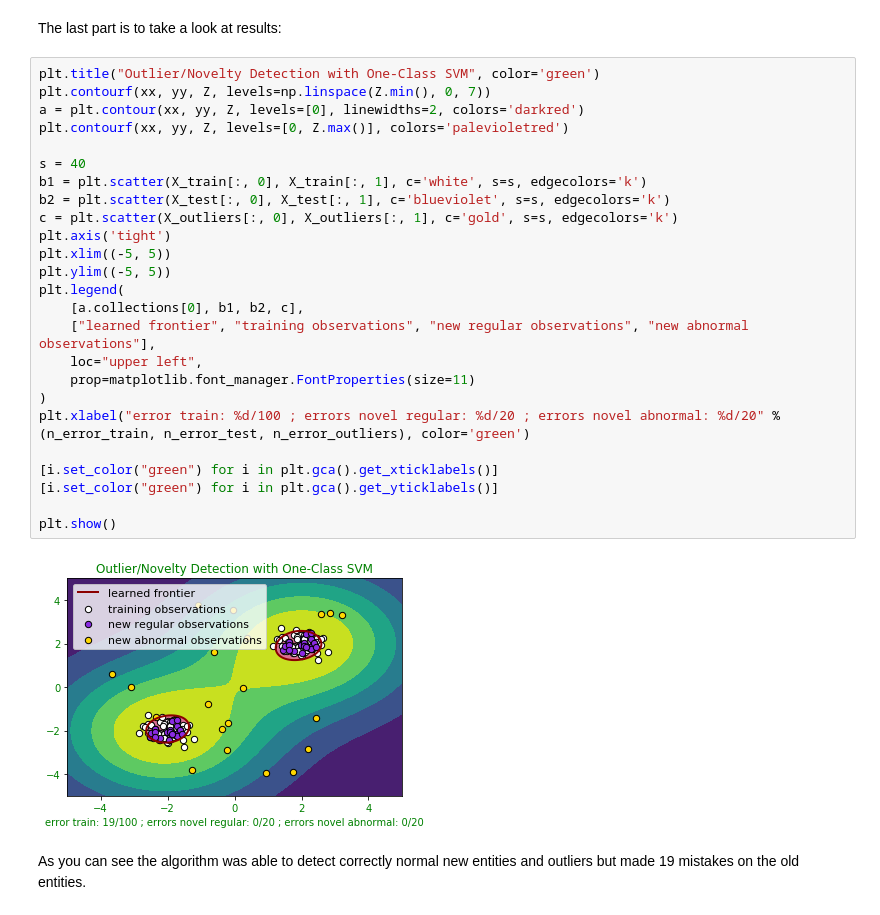
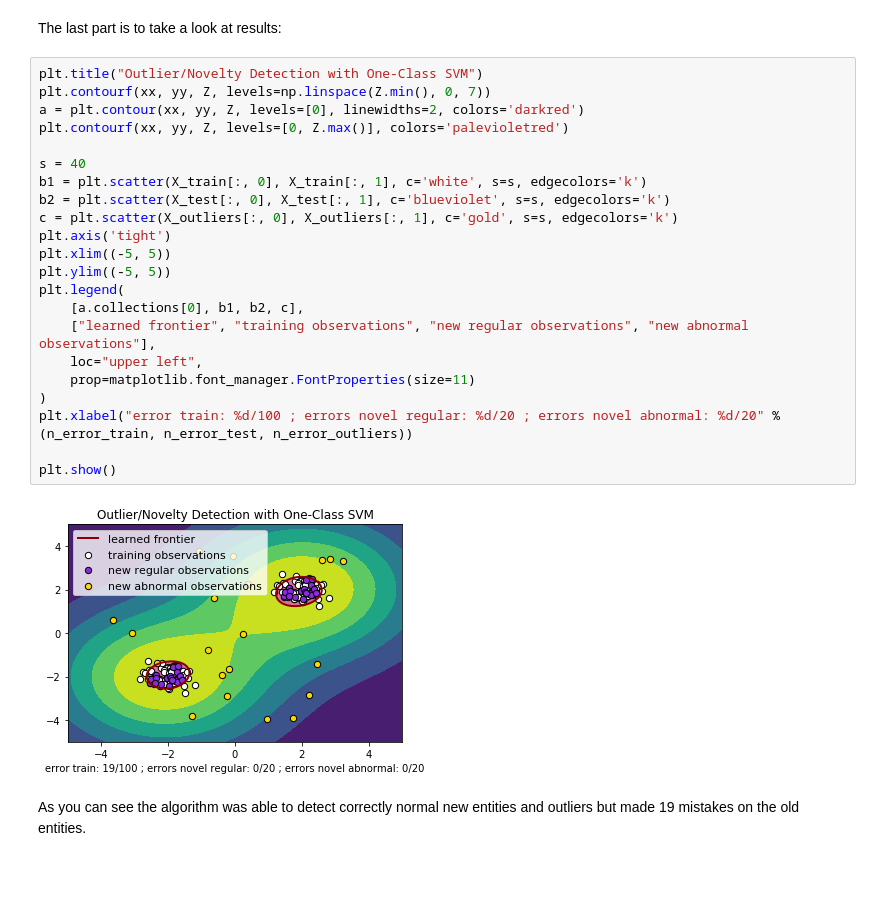
Before and after one commit to IooHooI/OUTLIER_DETECTION, a Jupyter notebook: notebooks/HW1.ipynb, the cells around one changed output. Saved outputs shown, nothing was run; the diff lists cells and outputs as text; blank space fills up the shorter version.

```diff
--- a/notebooks/HW1.ipynb
+++ b/notebooks/HW1.ipynb
@@ -196,32 +186,29 @@ Z = Z.reshape(xx.shape)
 # %% [markdown]
 The last part is to take a look at results:
 # %%
-plt.title("Outlier/Novelty Detection with One-Class SVM", color='green')
+plt.title("Outlier/Novelty Detection with One-Class SVM")
 plt.contourf(xx, yy, Z, levels=np.linspace(Z.min(), 0, 7))
 a = plt.contour(xx, yy, Z, levels=[0], linewidths=2, colors='darkred')
 plt.contourf(xx, yy, Z, levels=[0, Z.max()], colors='palevioletred')
 
 s = 40
 b1 = plt.scatter(X_train[:, 0], X_train[:, 1], c='white', s=s, edgecolors='k')
 b2 = plt.scatter(X_test[:, 0], X_test[:, 1], c='blueviolet', s=s, edgecolors='k')
 c = plt.scatter(X_outliers[:, 0], X_outliers[:, 1], c='gold', s=s, edgecolors='k')
 plt.axis('tight')
 plt.xlim((-5, 5))
 plt.ylim((-5, 5))
 plt.legend(
     [a.collections[0], b1, b2, c],
     ["learned frontier", "training observations", "new regular observations", "new abnormal observations"],
     loc="upper left",
     prop=matplotlib.font_manager.FontProperties(size=11)
 )
-plt.xlabel("error train: %d/100 ; errors novel regular: %d/20 ; errors novel abnormal: %d/20" % (n_error_train, n_error_test, n_error_outliers), color='green')
-
-[i.set_color("green") for i in plt.gca().get_xticklabels()]
-[i.set_color("green") for i in plt.gca().get_yticklabels()]
+plt.xlabel("error train: %d/100 ; errors novel regular: %d/20 ; errors novel abnormal: %d/20" % (n_error_train, n_error_test, n_error_outliers))
 
 plt.show()
 # %% [output]
-[figure, old version]
+[figure, new version]
 # %% [markdown]
 As you can see the algorithm was able to detect correctly normal new entities and outliers but made 19 mistakes on the old entities.
 # %% [markdown]
```
Also changed, not shown: parts of 25 cells of this notebook.
